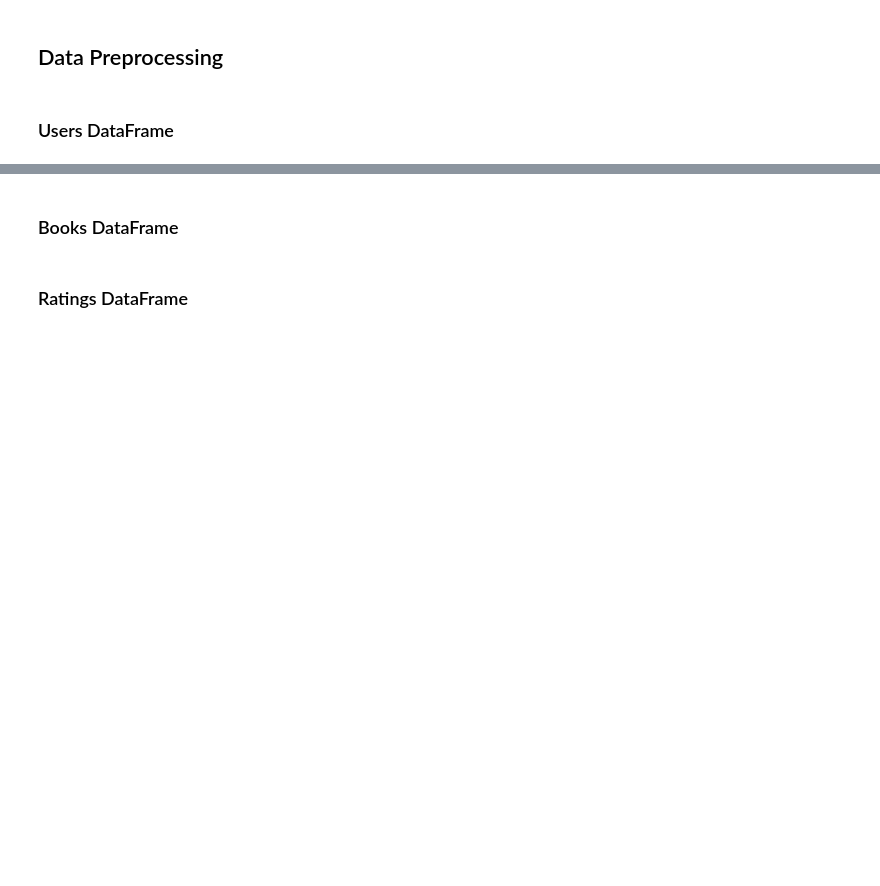
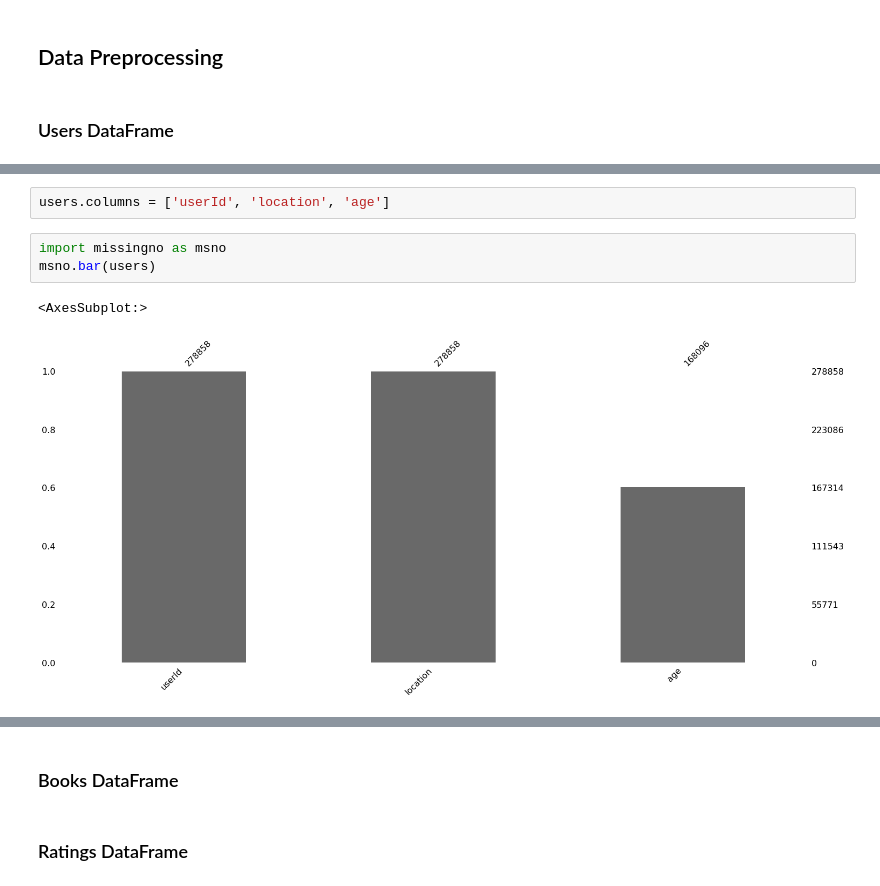
Before and after one commit to mohsenMahmoodzadeh/book-crossing-recommender-system, a Jupyter notebook: Data_Preprocessing.ipynb, the cells around one changed output, grey strips where cells are left out. Saved outputs shown, nothing was run; the diff lists cells and outputs as text; blank space fills up the shorter version.

Commit message:
.gitignore updated & Users preprocessing was done

```diff
--- a/Data_Preprocessing.ipynb
+++ b/Data_Preprocessing.ipynb
@@ -34,0 +44,8 @@ The shape of Books is: (271360, 8)
+# %%
+users.columns = ['userId', 'location', 'age']
+# %%
+import missingno as msno
+msno.bar(users)
+# %% [output]
+<AxesSubplot:>
+[figure, added]
```
Also changed, not shown: parts of 7 cells of this notebook, 1 other file.
